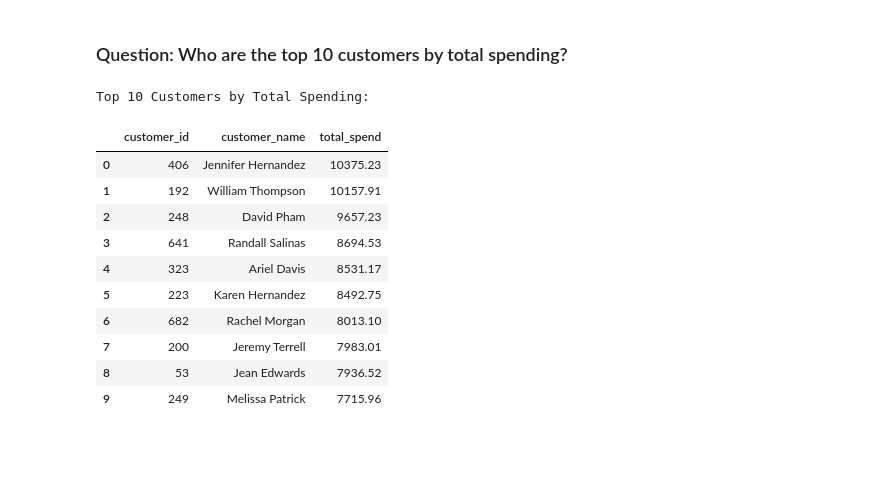
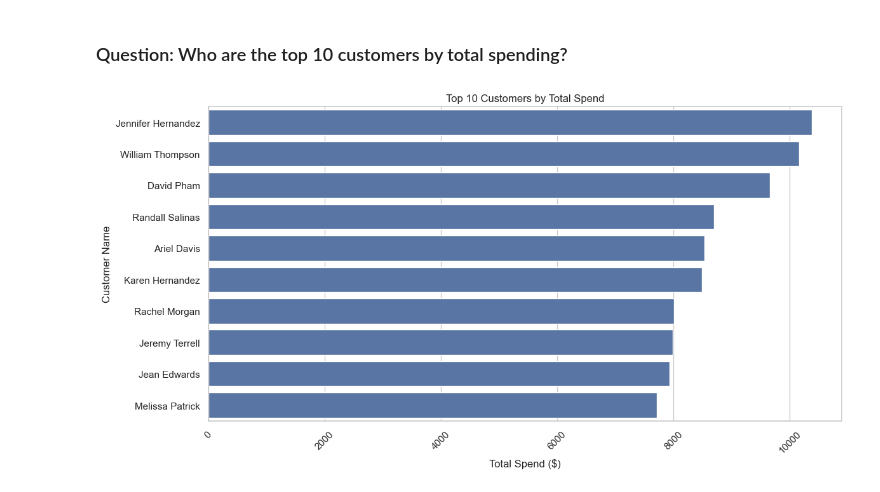
Before and after one commit to brunobrsr1/sales-project, a Jupyter notebook: analysis.ipynb, the cells around one changed output. Saved outputs shown, nothing was run; the diff lists cells and outputs as text; code cells hidden in the pictures; blank space fills up the shorter version.

Commit message:
Add top 10 customers vizualization

```diff
--- a/analysis.ipynb
+++ b/analysis.ipynb
@@ -28,29 +28,24 @@ Customers Data:
 # %%
 top_customers = pd.read_sql("""
   SELECT
 	  customers.customer_id,
 	  CONCAT(first_name, ' ', last_name) AS customer_name,
 	  SUM(sales.total_amount) AS total_spend
   FROM customers
   JOIN sales ON customers.customer_id = sales.customer_id
   WHERE sales.payment_status = 'paid'
   GROUP BY customers.customer_id
   ORDER BY total_spend DESC
   LIMIT 10;
 """, con=engine)
 
-print("Top 10 Customers by Total Spending:\n")
-top_customers
+plt.figure(figsize=(12, 6))
+sns.barplot(x='total_spend', y='customer_name', data=top_customers)
+plt.title('Top 10 Customers by Total Spend')
+plt.xlabel('Total Spend ($)')
+plt.ylabel('Customer Name')
+plt.tight_layout()
+plt.xticks(rotation=45)
+plt.show()
 # %% [output]
-Top 10 Customers by Total Spending:
-|  | customer_id | customer_name | total_spend |
-| 0 | 406 | Jennifer Hernandez | 10375.23 |
-| 1 | 192 | William Thompson | 10157.91 |
-| 2 | 248 | David Pham | 9657.23 |
-| 3 | 641 | Randall Salinas | 8694.53 |
-| 4 | 323 | Ariel Davis | 8531.17 |
-| 5 | 223 | Karen Hernandez | 8492.75 |
-| 6 | 682 | Rachel Morgan | 8013.10 |
-| 7 | 200 | Jeremy Terrell | 7983.01 |
-| 8 | 53 | Jean Edwards | 7936.52 |
-| 9 | 249 | Melissa Patrick | 7715.96 |
+[figure, added]
```
